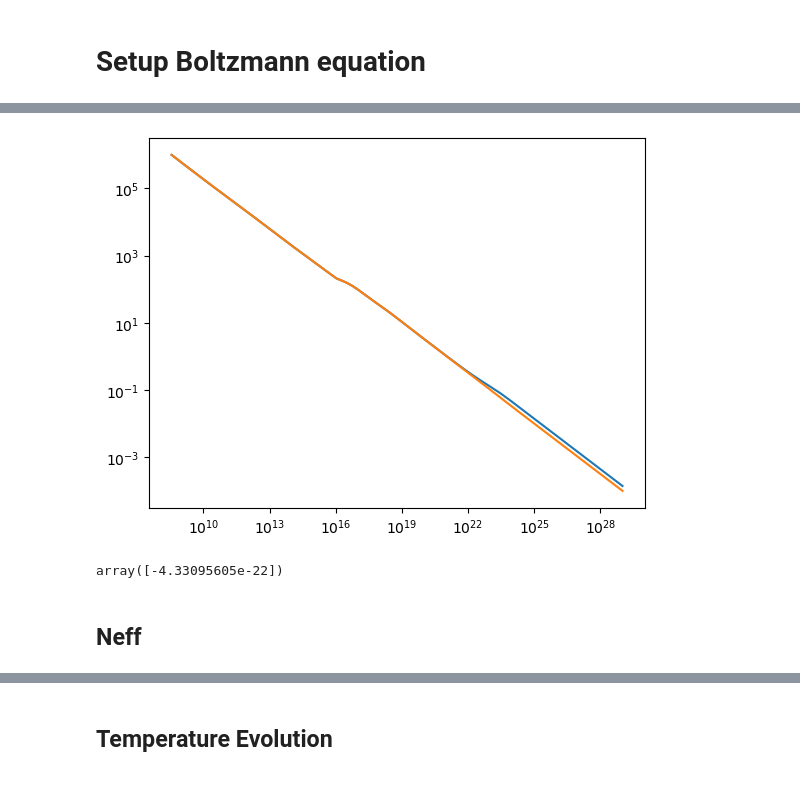
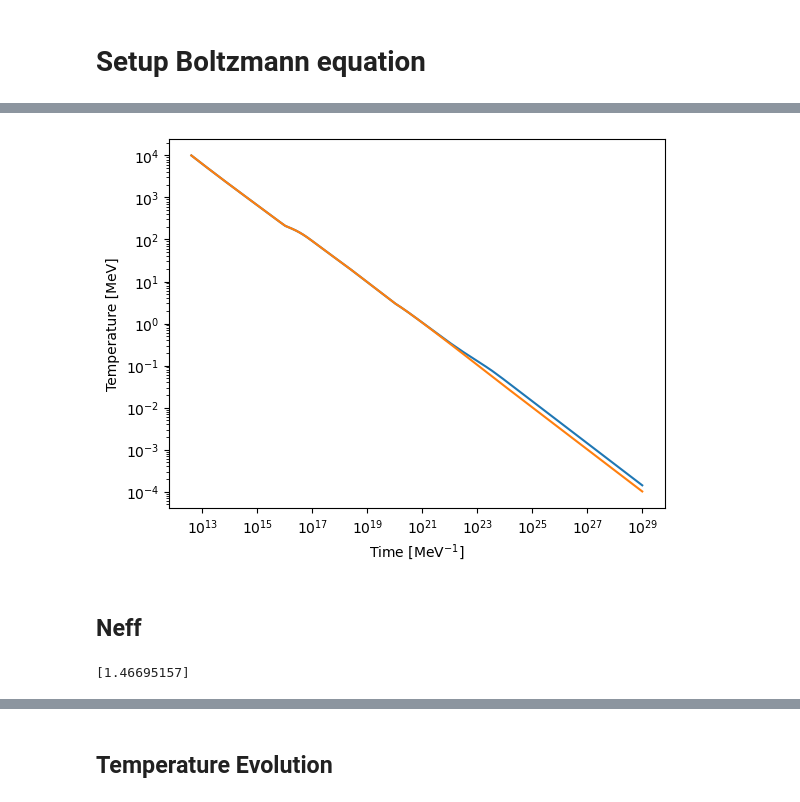
Before and after one commit to Duncan-Adams/mcp_boltzmann, a Jupyter notebook: notebooks/mcp_boltzmann_solver.ipynb, the cells around one changed output, grey strips where cells are left out. Drawn from its saved outputs; the diff is of its cells as text; code cells hidden in the pictures.

```diff
--- a/notebooks/mcp_boltzmann_solver.ipynb
+++ b/notebooks/mcp_boltzmann_solver.ipynb
@@ -42,8 +42,8 @@ shelton_Q_of_M = interp1d(shelton_Q_mass_027[0], shelton_Q_mass_027[1])
 MeV = 1
 GeV = 1e3
 # %%
-m_mcp = 10000.0*MeV
-# m_mcp = 100.0*MeV
+# m_mcp = 10000.0*MeV
+m_mcp = 100.0*MeV
 
 Q = shelton_Q_of_M(m_mcp)
 # Q = 2.7e-9
@@ -54,7 +54,8 @@ eps_VR = 1e-9
 Q = eps_VR/c_theta_w
 # Q = eps_VR
 # Q = 2e-8
-Q = 8e-5
+Q = 1e-7
+# Q = 8e-5
 # %%
 print(f'{Q=}')
 # %% [output]
@@ -79,8 +80,8 @@ def CF_ann_sm_ds(T_sm, T_ds, Q):
 # %%
 from mcp_boltzmann.elastic_scattering import load_tabulated_rate
 
-mcp_coulomb_rate = load_tabulated_rate(f'../output/rates/coulomb/mcp_coulomb_rate_m_{m_mcp}_Q_1.npz')
-# mcp_coulomb_rate_F = load_tabulated_rate(f'../output/rates/coulomb/test/mcp_coulomb_rate_m_{m_mcp}_Q_1_F.npz')
+mcp_coulomb_rate = load_tabulated_rate(f'../output/rates/coulomb/test/mcp_coulomb_rate_m_{m_mcp}_Q_1.npz')
+mcp_coulomb_rate_F = load_tabulated_rate(f'../output/rates/coulomb/test/mcp_coulomb_rate_m_{m_mcp}_Q_1_F.npz')
 # %%
 def CF_scatt_sm_ds(T_sm, T_ds, Q):
     return Q**2*mcp_coulomb_rate(T_sm, T_ds)
@@ -117,10 +122,10 @@ FAC = 1./(6.58212e-22)
 def delta_rho_nu_gam(T_gam, T_nu):
     return (1/FAC)*(DeltaRho_nue(T_gam, T_nu, 0.0) + 2*DeltaRho_numu(T_gam, T_nu, 0.0))
 # %%
-T_gamma_0 = 1e6 * MeV
+T_gamma_0 = 1e4 * MeV
 T_nu_0 = T_gamma_0
-T_DS_0 = 3.5e2
-T_DS_0 = 1e6
+T_DS_0 = 1e3
+# T_DS_0 = 1e6
 # %%
 from mcp_boltzmann import boltzmann
 from mcp_boltzmann.boltzmann import rho_DS
@@ -165,12 +157,15 @@ plt.yscale('log')
 # %%
 plt.plot(sol_sm.t, sol_sm.y[0])
 plt.plot(sol_sm.t, sol_sm.y[1])
 plt.xscale('log')
 plt.yscale('log')
 
+plt.xlabel('Time [MeV$^{-1}$]')
+plt.ylabel('Temperature [MeV]')
+
 plt.show()
 # %% [output]
-[figure, old version]
+[figure, new version]
 # %%
 sol_bsm = Boltz.solve_boltzmann_eq(T_gamma_0, T_nu_0, T_DS_0)
 
@@ -180,7 +177,3 @@ T_ds_final = sol_bsm.y[2][-1]
-# %%
-Boltz.dT_neutrino_dt(0.99, 0.99, 0.45133248)
-# %% [output]
-array([-4.33095605e-22])
 # %% [markdown]
 ## Neff
 # %%
@@ -189,5 +182,7 @@ from mcp_boltzmann.boltzmann import rho_DS, rho_EM, rho_neutrino
 def Delta_Neff_lazy(T_gam, T_ds, m_mcp):
     return (8/7)*(11/4)**(4/3)*(rho_DS(T_ds, m_mcp)/rho_EM(T_gam))
 # %%
-print(Delta_Neff_lazy(T_gam_final, T_ds_final, m_mcp))
+print(Delta_Neff_lazy(T_gam_bsm[-1], T_dark_bsm[-1], m_mcp))
+# %% [output]
+[1.46695157]
 # %%
```
Also changed, not shown: parts of 31 cells of this notebook, 27 other files.
